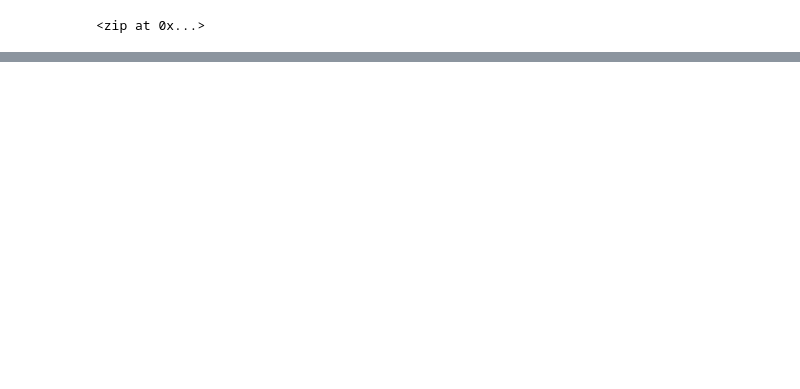
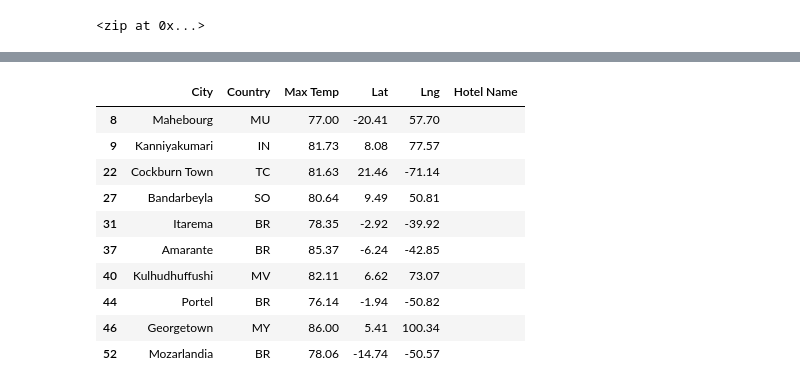
Before and after one commit to jcp650/World_Weather_Analysis, a Jupyter notebook: WeatherPy.ipynb, the cells around one changed output, grey strips where cells are left out. Saved outputs shown, nothing was run; the diff lists cells and outputs as text; code cells hidden in the pictures; blank space fills up the shorter version.

```diff
--- a/WeatherPy.ipynb
+++ b/WeatherPy.ipynb
@@ -414,0 +539,17 @@ plot_linear_regression(x_values, y_values,'Linear Regression on the Southern Hem
+# %%
+# Create DataFrame called hotel_df to store hotel names along with city, country, max temp, and coordinates.
+hotel_df = preferred_cities_df[["City", "Country", "Max Temp", "Lat", "Lng"]].copy()
+hotel_df["Hotel Name"] = ""
+hotel_df.head(10)
+# %% [output]
+|  | City | Country | Max Temp | Lat | Lng | Hotel Name |
+| 8 | Mahebourg | MU | 77.00 | -20.41 | 57.70 |  |
+| 9 | Kanniyakumari | IN | 81.73 | 8.08 | 77.57 |  |
+| 22 | Cockburn Town | TC | 81.63 | 21.46 | -71.14 |  |
+| 27 | Bandarbeyla | SO | 80.64 | 9.49 | 50.81 |  |
+| 31 | Itarema | BR | 78.35 | -2.92 | -39.92 |  |
+| 37 | Amarante | BR | 85.37 | -6.24 | -42.85 |  |
+| 40 | Kulhudhuffushi | MV | 82.11 | 6.62 | 73.07 |  |
+| 44 | Portel | BR | 76.14 | -1.94 | -50.82 |  |
+| 46 | Georgetown | MY | 86.00 | 5.41 | 100.34 |  |
+| 52 | Mozarlandia | BR | 78.06 | -14.74 | -50.57 |  |
```
Also changed, not shown: parts of 36 cells of this notebook, 7 other files.
